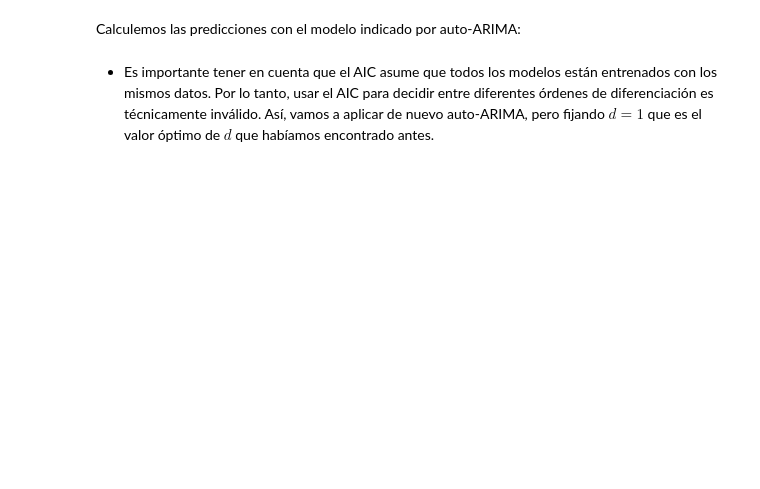
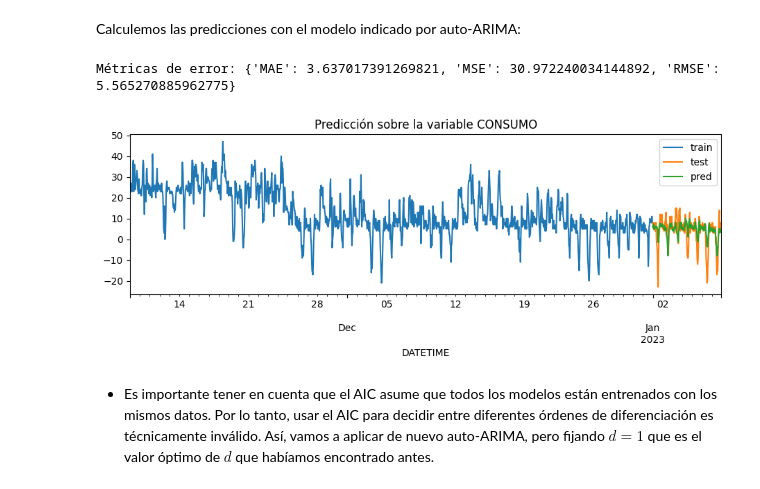
Before and after one commit to laaraapsg/tfm, a Jupyter notebook: 4_Caso_de_uso_2_CONSUMO.ipynb, the cells around one changed output. Cells and saved outputs as stored; diff of their text form; code cells hidden in the pictures; blank space fills up the shorter version.

```diff
--- a/4_Caso_de_uso_2_CONSUMO.ipynb
+++ b/4_Caso_de_uso_2_CONSUMO.ipynb
@@ -772,8 +796,11 @@ params = {
     }
 forecaster = ForecasterSarimax(regressor=Sarimax(**params)) #,maxiter=200
 # %%
-metrics = backtesting_SARIMAX(forecaster, df_consumo_total, train_val_data, test_data)
+metrics = backtesting(forecaster, df_consumo_total, train_val_data, test_data)
 tabla_comparacion_modelos = guardar_results(f'ForecasterSarimax(regressor=Sarimax({params})', metrics['MAE'], metrics['MSE'], metrics['RMSE'], tabla_comparacion_modelos)
+# %% [output]
+Métricas de error: {'MAE': 3.637017391269821, 'MSE': 30.972240034144892, 'RMSE': 5.565270885962775}
+[figure, added]
 # %% [markdown]
 + Es importante tener en cuenta que el AIC asume que todos los modelos están entrenados con los mismos datos. Por lo tanto, usar el AIC para decidir entre diferentes órdenes de diferenciación es técnicamente inválido.
 Así, vamos a aplicar de nuevo auto-ARIMA, pero fijando $d=1$ que es el valor óptimo de $d$ que habíamos encontrado antes.
```
Also changed, not shown: parts of 20 cells of this notebook.
